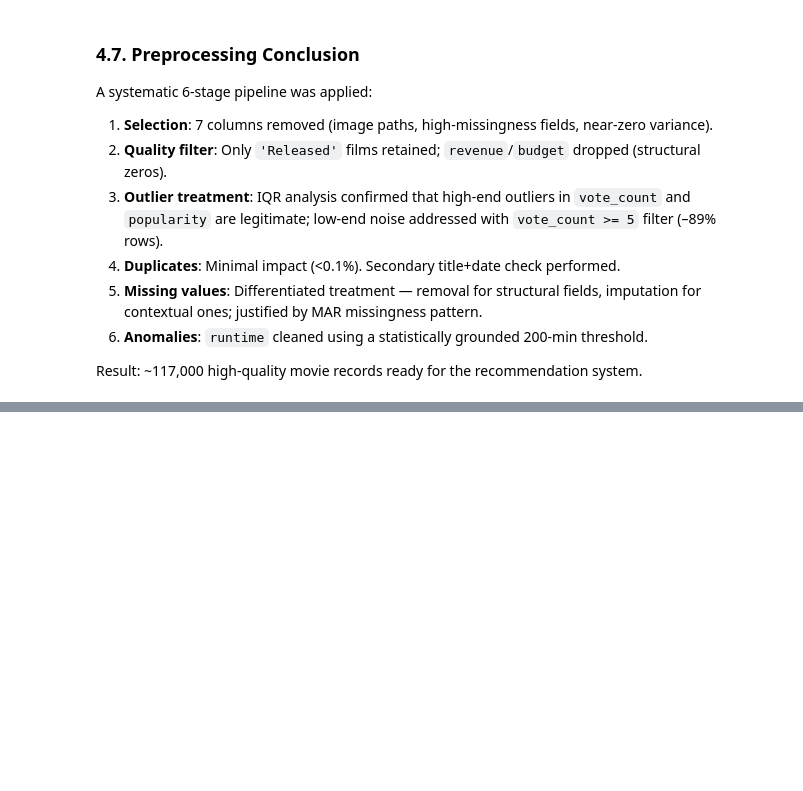
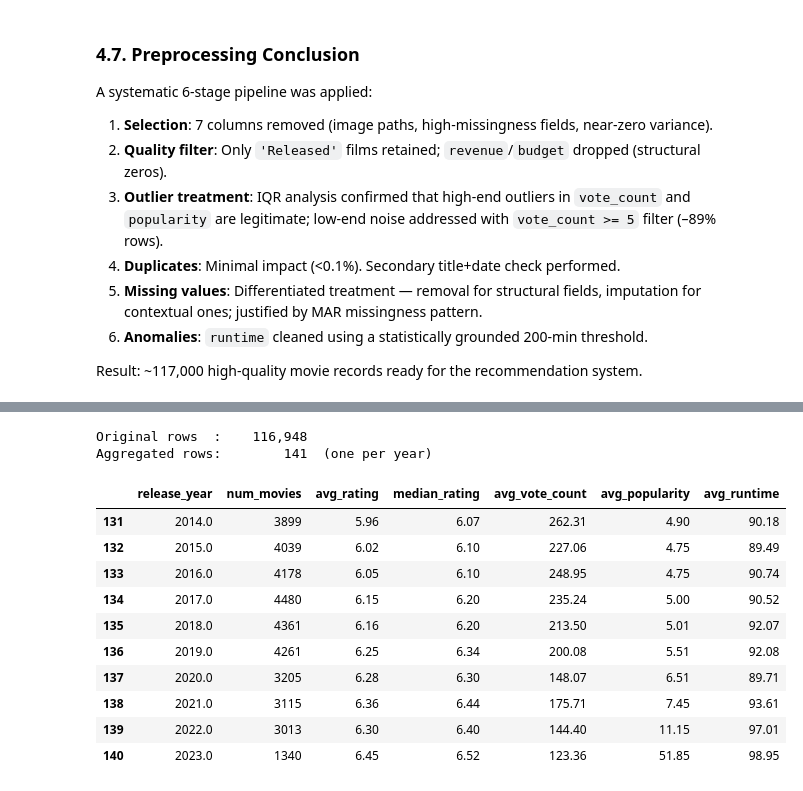
Before and after one commit to nat1600/data-mining-movies, a Jupyter notebook: TMDB_DataMining_EDA_Preprocessing.ipynb, the cells around one changed output, grey strips where cells are left out. Cells and saved outputs as stored; diff of their text form; code cells hidden in the pictures; blank space fills up the shorter version.

```diff
--- a/TMDB_DataMining_EDA_Preprocessing.ipynb
+++ b/TMDB_DataMining_EDA_Preprocessing.ipynb
@@ -1096,0 +1109,36 @@ Result: ~117,000 high-quality movie records ready for the recommendation system.
+# %%
+
+# Extract the year from the release_date column
+df['release_year'] = pd.to_datetime(df['release_date'], errors='coerce').dt.year
+
+# Group by year and compute summary metrics
+df_aggregated = df.groupby('release_year').agg(
+    num_movies       = ('title',        'count'),
+    avg_rating       = ('vote_average', 'mean'),
+    median_rating    = ('vote_average', 'median'),
+    avg_vote_count   = ('vote_count',   'mean'),
+    avg_popularity   = ('popularity',   'mean'),
+    avg_runtime      = ('runtime',      'mean')
+).reset_index()
+
+# Round for display
+df_aggregated = df_aggregated.round(2)
+
+print(f"Original rows  : {len(df):>10,}")
+print(f"Aggregated rows: {len(df_aggregated):>10,}  (one per year)")
+print()
+df_aggregated.tail(10)
+# %% [output]
+Original rows  :    116,948
+Aggregated rows:        141  (one per year)
+|  | release_year | num_movies | avg_rating | median_rating | avg_vote_count | avg_popularity | avg_runtime |
+| 131 | 2014.0 | 3899 | 5.96 | 6.07 | 262.31 | 4.90 | 90.18 |
+| 132 | 2015.0 | 4039 | 6.02 | 6.10 | 227.06 | 4.75 | 89.49 |
+| 133 | 2016.0 | 4178 | 6.05 | 6.10 | 248.95 | 4.75 | 90.74 |
+| 134 | 2017.0 | 4480 | 6.15 | 6.20 | 235.24 | 5.00 | 90.52 |
+| 135 | 2018.0 | 4361 | 6.16 | 6.20 | 213.50 | 5.01 | 92.07 |
+| 136 | 2019.0 | 4261 | 6.25 | 6.34 | 200.08 | 5.51 | 92.08 |
+| 137 | 2020.0 | 3205 | 6.28 | 6.30 | 148.07 | 6.51 | 89.71 |
+| 138 | 2021.0 | 3115 | 6.36 | 6.44 | 175.71 | 7.45 | 93.61 |
+| 139 | 2022.0 | 3013 | 6.30 | 6.40 | 144.40 | 11.15 | 97.01 |
+| 140 | 2023.0 | 1340 | 6.45 | 6.52 | 123.36 | 51.85 | 98.95 |
```
Also changed, not shown: parts of 6 cells of this notebook, 2 other files.
